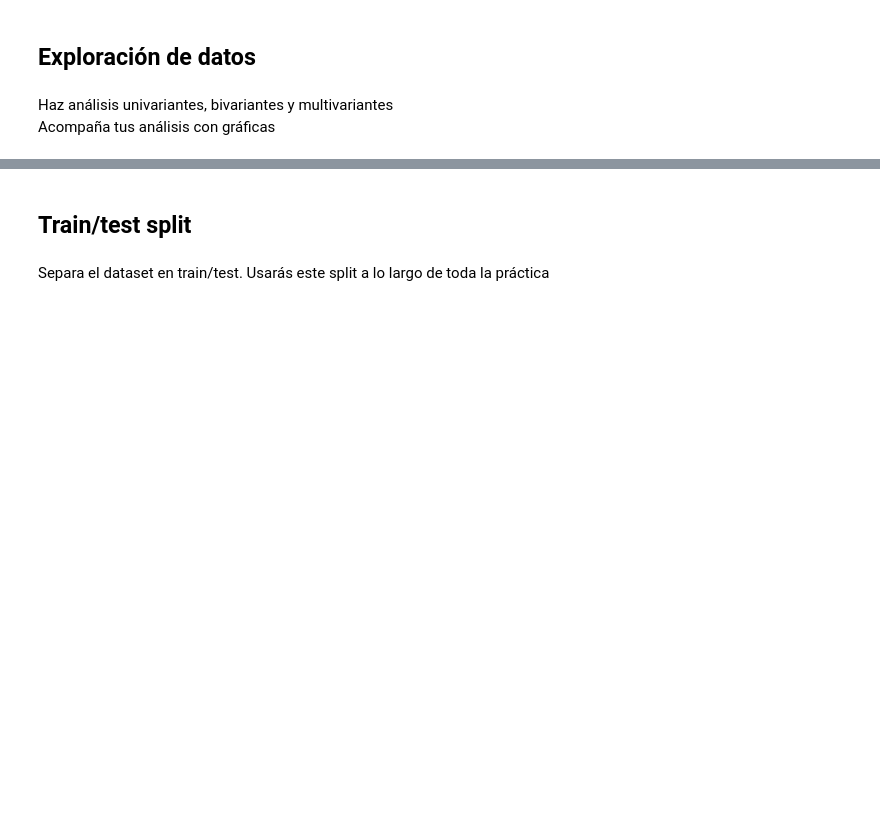
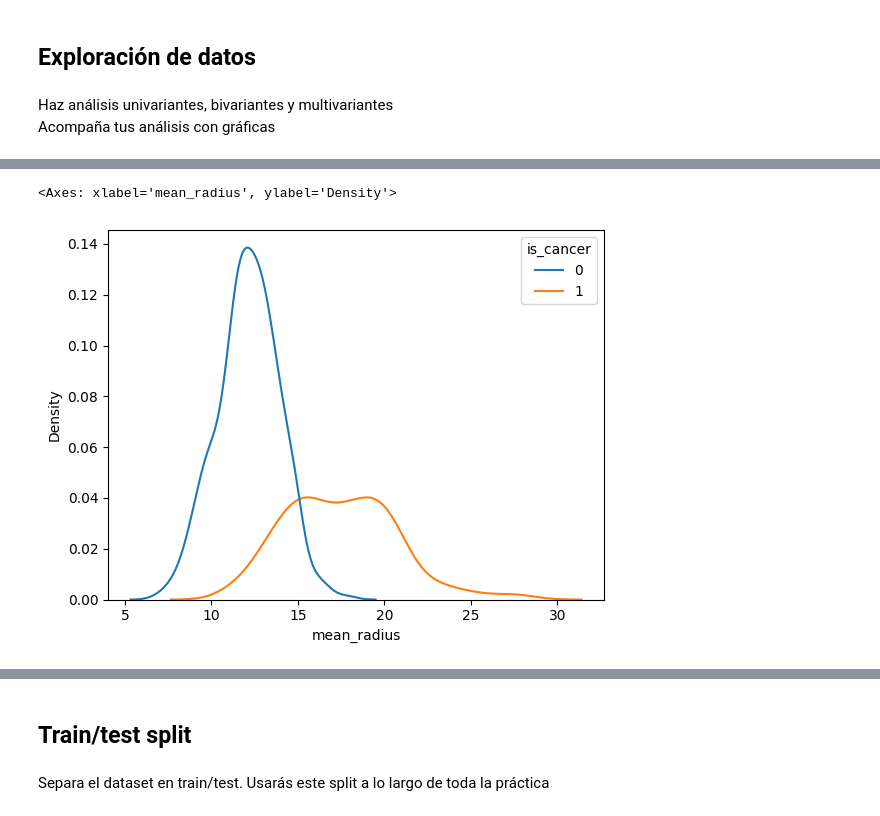
Before and after one commit to sheriffff/temp_esesa, a Jupyter notebook: 07.decision_trees_practice.ipynb, the cells around one changed output, grey strips where cells are left out. Drawn from its saved outputs; the diff is of its cells as text; code cells hidden in the pictures; blank space fills up the shorter version.

```diff
--- a/07.decision_trees_practice.ipynb
+++ b/07.decision_trees_practice.ipynb
@@ -22,0 +40,5 @@ Acompaña tus análisis con gráficas
+# %%
+sns.kdeplot(x=df.mean_radius, hue=df.is_cancer)
+# %% [output]
+<Axes: xlabel='mean_radius', ylabel='Density'>
+[figure, added]
```
Also changed, not shown: parts of 51 cells of this notebook, 1 other file.
